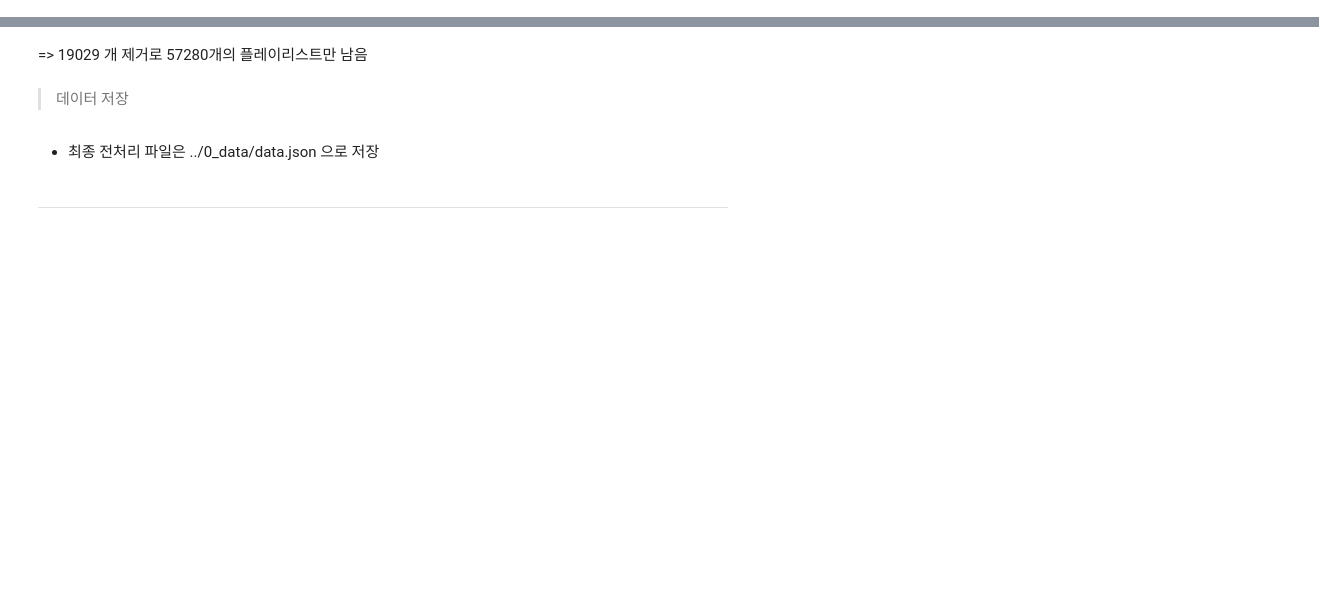
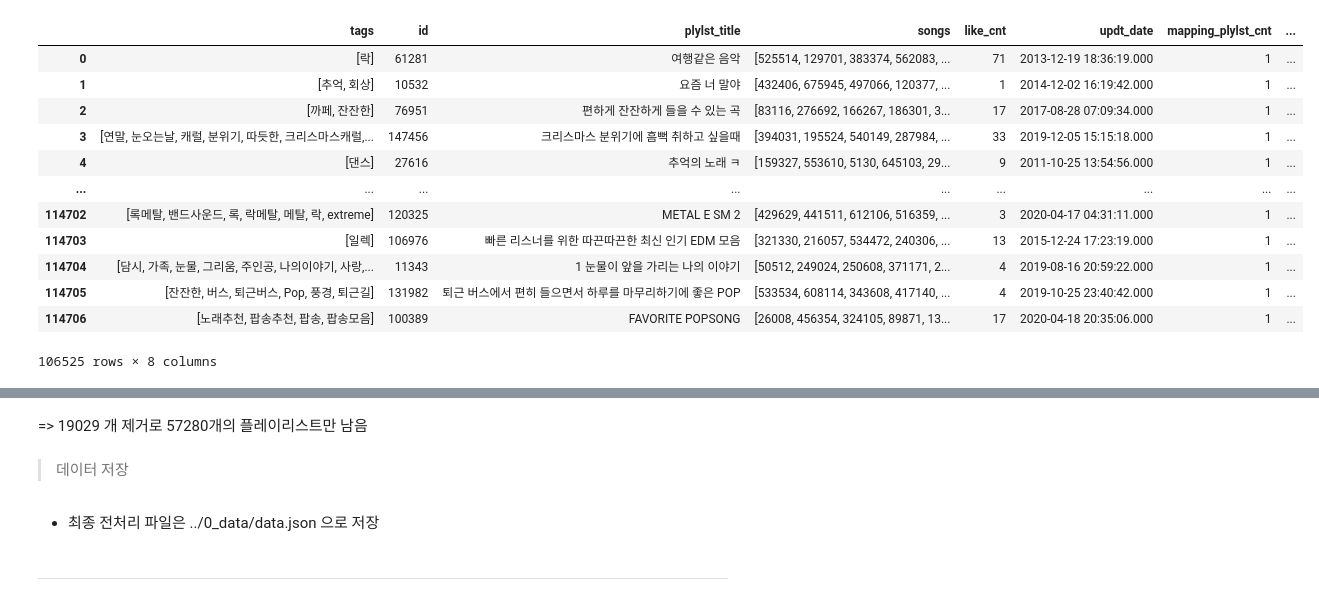
Before and after one commit to pulpo125/AIPlayer_Pling, a Jupyter notebook: 1_analysis/3_전처리.ipynb, the cells around one changed output, grey strips where cells are left out. Saved outputs shown, nothing was run; the diff lists cells and outputs as text; code cells hidden in the pictures; blank space fills up the shorter version.

```diff
--- a/1_analysis/3_전처리.ipynb
+++ b/1_analysis/3_전처리.ipynb
@@ -24,0 +117,8 @@ len(data) - len(df)
+# %%
+# 플레이리스트 타이틀이 1글자인 조건 만들기
+playlists_title_1str = playlists[playlists['plylst_title'].str.len() == 1]
+playlists_title_1str = list(playlists_title_1str['id'].values) # 24 -> 롹, 잠, 쿨, 힙 등이며 대부분 좋아요 0 또는 1
+# playlists[playlists['id'] == 98628]
+
+# 삭제
+playlists = playlists[playlists['plylst_title'].str.len() != 1]
@@ -24,0 +350,19 @@ len(data) - len(df)
+# %%
+# 중복 없음 파일만 만들기
+playlists_no_dup = pd.merge(playlists, plylst_id_cnt, on='plylst_title')
+playlists_no_dup = playlists_no_dup[playlists_no_dup['mapping_plylst_cnt_category'] == '중복 없음']
+playlists_no_dup # 106525행
+# %% [output]
+|  | tags | id | plylst_title | songs | like_cnt | updt_date | mapping_plylst_cnt | ... |
+| 0 | [락] | 61281 | 여행같은 음악 | [525514, 129701, 383374, 562083, ... | 71 | 2013-12-19 18:36:19.000 | 1 | ... |
+| 1 | [추억, 회상] | 10532 | 요즘 너 말야 | [432406, 675945, 497066, 120377, ... | 1 | 2014-12-02 16:19:42.000 | 1 | ... |
+| 2 | [까페, 잔잔한] | 76951 | 편하게 잔잔하게 들을 수 있는 곡 | [83116, 276692, 166267, 186301, 3... | 17 | 2017-08-28 07:09:34.000 | 1 | ... |
+| 3 | [연말, 눈오는날, 캐럴, 분위기, 따듯한, 크리스마스캐럴,... | 147456 | 크리스마스 분위기에 흠뻑 취하고 싶을때 | [394031, 195524, 540149, 287984, ... | 33 | 2019-12-05 15:15:18.000 | 1 | ... |
+| 4 | [댄스] | 27616 | 추억의 노래 ㅋ | [159327, 553610, 5130, 645103, 29... | 9 | 2011-10-25 13:54:56.000 | 1 | ... |
+| ... | ... | ... | ... | ... | ... | ... | ... | ... |
+| 114702 | [록메탈, 밴드사운드, 록, 락메탈, 메탈, 락, extreme] | 120325 | METAL E SM 2 | [429629, 441511, 612106, 516359, ... | 3 | 2020-04-17 04:31:11.000 | 1 | ... |
+| 114703 | [일렉] | 106976 | 빠른 리스너를 위한 따끈따끈한 최신 인기 EDM 모음 | [321330, 216057, 534472, 240306, ... | 13 | 2015-12-24 17:23:19.000 | 1 | ... |
+| 114704 | [담시, 가족, 눈물, 그리움, 주인공, 나의이야기, 사랑,... | 11343 | 1 눈물이 앞을 가리는 나의 이야기 | [50512, 249024, 250608, 371171, 2... | 4 | 2019-08-16 20:59:22.000 | 1 | ... |
+| 114705 | [잔잔한, 버스, 퇴근버스, Pop, 풍경, 퇴근길] | 131982 | 퇴근 버스에서 편히 들으면서 하루를 마무리하기에 좋은 POP | [533534, 608114, 343608, 417140, ... | 4 | 2019-10-25 23:40:42.000 | 1 | ... |
+| 114706 | [노래추천, 팝송추천, 팝송, 팝송모음] | 100389 | FAVORITE POPSONG | [26008, 456354, 324105, 89871, 13... | 17 | 2020-04-18 20:35:06.000 | 1 | ... |
+106525 rows × 8 columns
```
Also changed, not shown: parts of 73 cells of this notebook, 1 other file.
